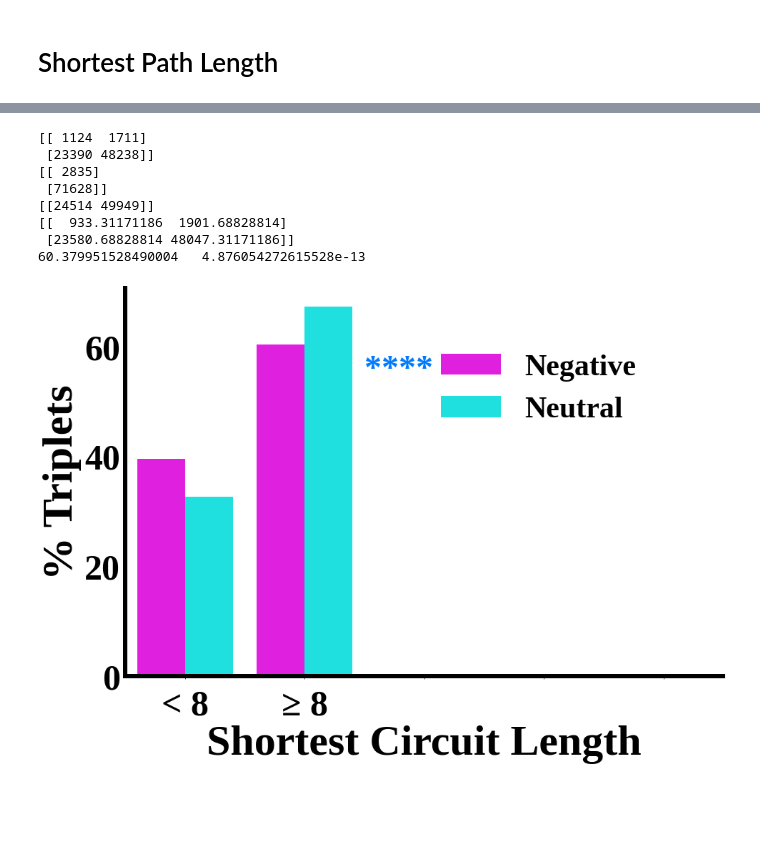
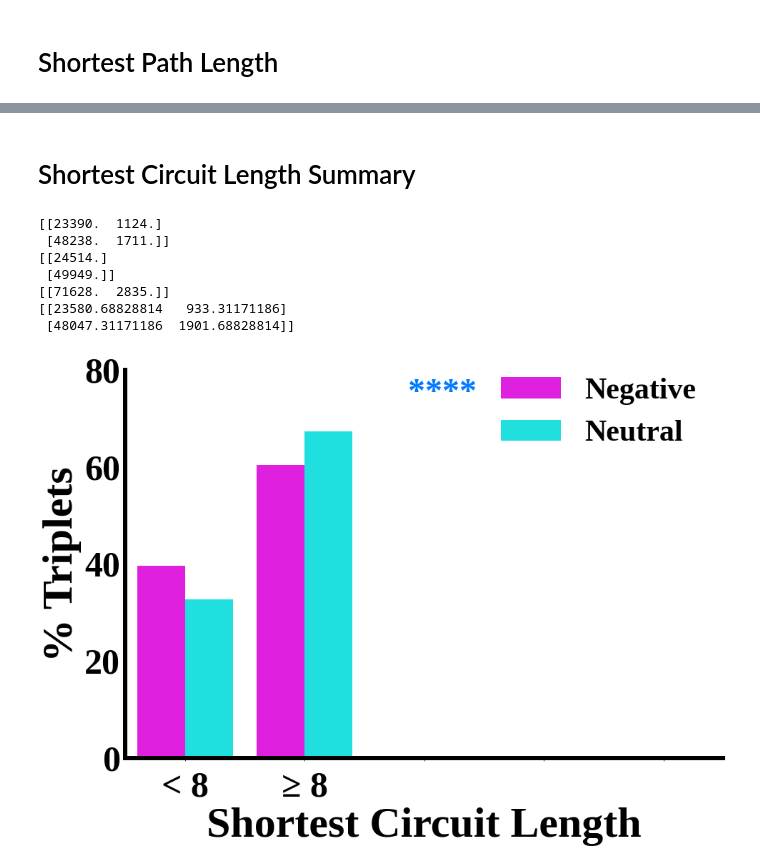
Before and after one commit to KISRDevelopment/cell_viability_paper, a Jupyter notebook: tgi_exploration.ipynb, the cells around one changed output, grey strips where cells are left out. Drawn from its saved outputs; the diff is of its cells as text; code cells hidden in the pictures; blank space fills up the shorter version.

```diff
--- a/tgi_exploration.ipynb
+++ b/tgi_exploration.ipynb
@@ -27,3 +11,7 @@ plot_cfg = {
+# %%
+colors = { 'Negative' : 'magenta', 'Neutral' : 'cyan' }
+stars_color = '#007bff'
+bin_labels = ['Negative', 'Neutral']
 # %% [markdown]
 # Lethals in the TGI Dataset
 # %%
@@ -79,6 +67,4 @@ zero_terms
 # %%
 neg_n_terms = np.array(n_terms_shared[0])
 net_n_terms = np.array(n_terms_shared[1])
-colors = ['magenta', 'cyan']
-star_colors = ['magenta', '#007bff']
 # %%
@@ -187,7 +114,7 @@ visualizeR(R2, ax, "../figures/yeast_tgi_sgo_atleast2.png", "", showxlabel=True,
 # %%
 d = np.load('../generated-data/pairwise_features/ppc_yeast_shortest_path_len.npy')
 # %%
-avg_spls = [[], []]
+scls = [[], []]
 for a_id, b_id, c_id, thebin in zip(tgi_df['a_id'], tgi_df['b_id'], tgi_df['c_id'], tgi_df['bin']):
 
     thebin = int(thebin)
@@ -195,5 +122,7 @@ for a_id, b_id, c_id, thebin in zip(tgi_df['a_id'], tgi_df['b_id'], tgi_df['c_id
     ab_spl = d[a_id, b_id]
     ac_spl = d[a_id, c_id]
     bc_spl = d[b_id, c_id]
-    avg_spl = np.sum([ab_spl, ac_spl, bc_spl])
-    avg_spls[thebin].append(avg_spl)
+    scl = np.sum([ab_spl, ac_spl, bc_spl])
+    scls[thebin].append(scl)
+scls[0] = np.array(scls[0])
+scls[1] = np.array(scls[1])
@@ -263,57 +173,33 @@ plt.savefig("../figures/yeast_tgi_shortest_circuit_len.png", bbox_inches='tight'
+# %% [markdown]
+# Shortest Circuit Length Summary
 # %%
 
 cutoff = 8
 R = np.array([
-    [ np.sum(np.array(avg_spls[0]) < cutoff), np.sum(np.array(avg_spls[0]) >= 8) ],
-    [ np.sum(np.array(avg_spls[1]) < cutoff), np.sum(np.array(avg_spls[1]) >= 8) ],
+    [ np.sum(np.array(scls[0]) < cutoff), np.sum(np.array(scls[0]) >= 8) ],
+    [ np.sum(np.array(scls[1]) < cutoff), np.sum(np.array(scls[1]) >= 8) ],
 ])
 
 rows = []
-bin_labels = ['Negative', 'Neutral']
 for thebin in range(R.shape[0]):
-    for k, lbl in enumerate(['< %d' % cutoff, '≥ %d' % cutoff, '  ', '    ', '     ']):
-        if k >= 2:
-            freq = 0
-        else:
-            freq = R[thebin, k] * 100 / np.sum(R[thebin, :])
+    for k, lbl in enumerate(['< %d' % cutoff, '≥ %d' % cutoff]):
+        y = R[thebin, k] * 100 / np.sum(R[thebin, :])
         rows.append({
-            "bin" : bin_labels[thebin],
-            "circuit_len" : lbl,
-            "freq" : freq
+            "hue" : bin_labels[thebin],
+            "x" : lbl,
+            "y" : y,
+            "raw_y" : R[thebin, k]
         })
 df = pd.DataFrame(rows)
-f, ax = plt.subplots(1, 1, figsize=(15, 10))
-g = sns.barplot(x="circuit_len",
-        y="freq",
-        hue="bin",
-        ax=ax,
-        data=df,
-        palette=['magenta', 'cyan'])
-
-ax.yaxis.set_tick_params(labelsize=plot_cfg['tick_label_size'])
-ax.xaxis.set_tick_params(labelsize=plot_cfg['tick_label_size'], pad=15)
-ax.set_ylabel("% Triplets", fontsize=plot_cfg['ylabel_size'], fontweight='bold')
-ax.set_xlabel("Shortest Circuit Length", fontsize=plot_cfg['ylabel_size'], fontweight='bold')
-ax.spines['right'].set_visible(False)
-ax.spines['top'].set_visible(False)
-ax.legend(frameon=False, fontsize=plot_cfg['legend_size'], bbox_to_anchor=(0.9,0.9))
-plt.setp(ax.spines.values(),linewidth=plot_cfg["border_size"], color='black')
-
-chisq, p, ddof = chi2(R)
-print(chisq, ' ', p)
-stars = '*' * eval_funcs.compute_stars(p, 0.05)
-ax.text(0.4, 0.83, stars,
-        transform=ax.transAxes,
-        color=star_colors[1], ha="left", va="top", weight='bold',
-        fontsize=plot_cfg['stars_label_size'])
-plt.savefig("../figures/yeast_tgi_shortest_circuit_len_summary.png", bbox_inches='tight', dpi=100)
+analysis.fig_distrib_comparison_plot.plot_distrib(df, colors,
+    'Shortest Circuit Length', '% Triplets', 5,
+    [0, 80], stars_color, "../figures/yeast_tgi_scl_summary.png")
 # %% [output]
-[[ 1124  1711]
- [23390 48238]]
-[[ 2835]
- [71628]]
-[[24514 49949]]
-[[  933.31171186  1901.68828814]
- [23580.68828814 48047.31171186]]
-60.379951528490004   4.876054272615528e-13
+[[23390.  1124.]
+ [48238.  1711.]]
+[[24514.]
+ [49949.]]
+[[71628.  2835.]]
+[[23580.68828814   933.31171186]
+ [48047.31171186  1901.68828814]]
-[figure, old version]
+[figure, new version]
```
Also changed, not shown: parts of 18 cells of this notebook, 6 other files.
